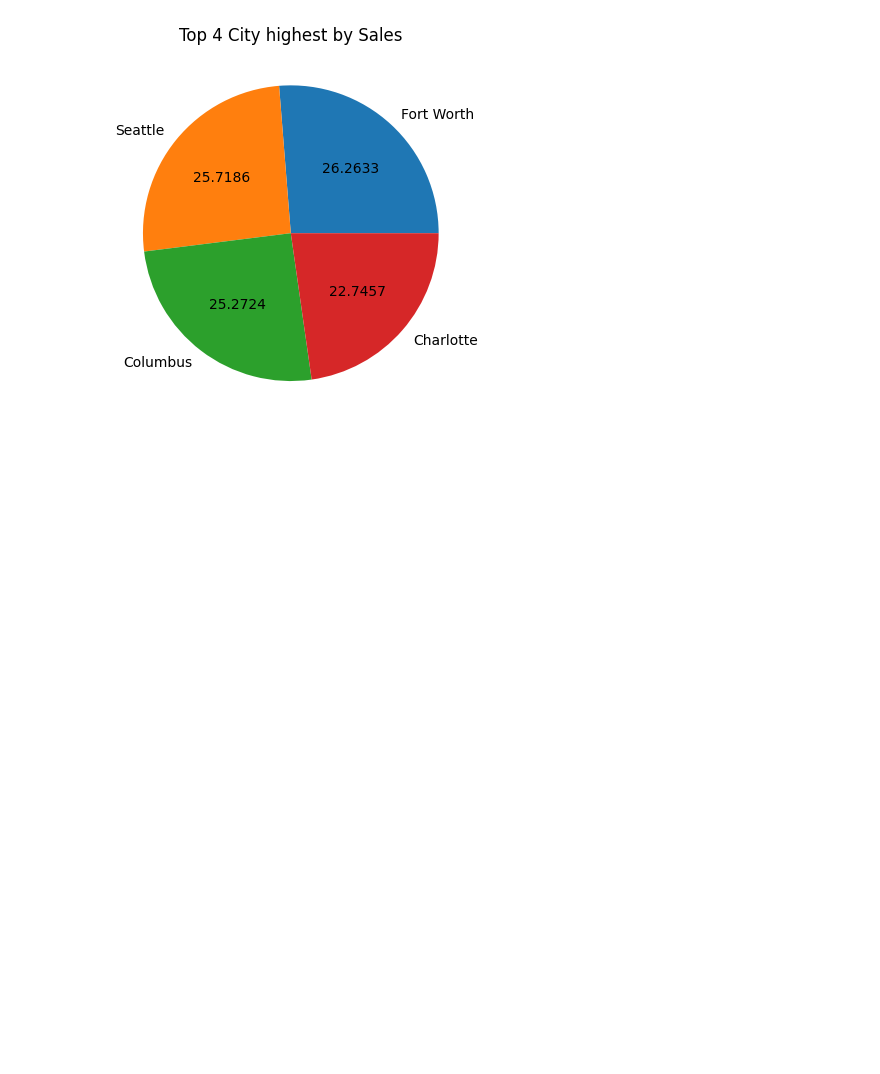
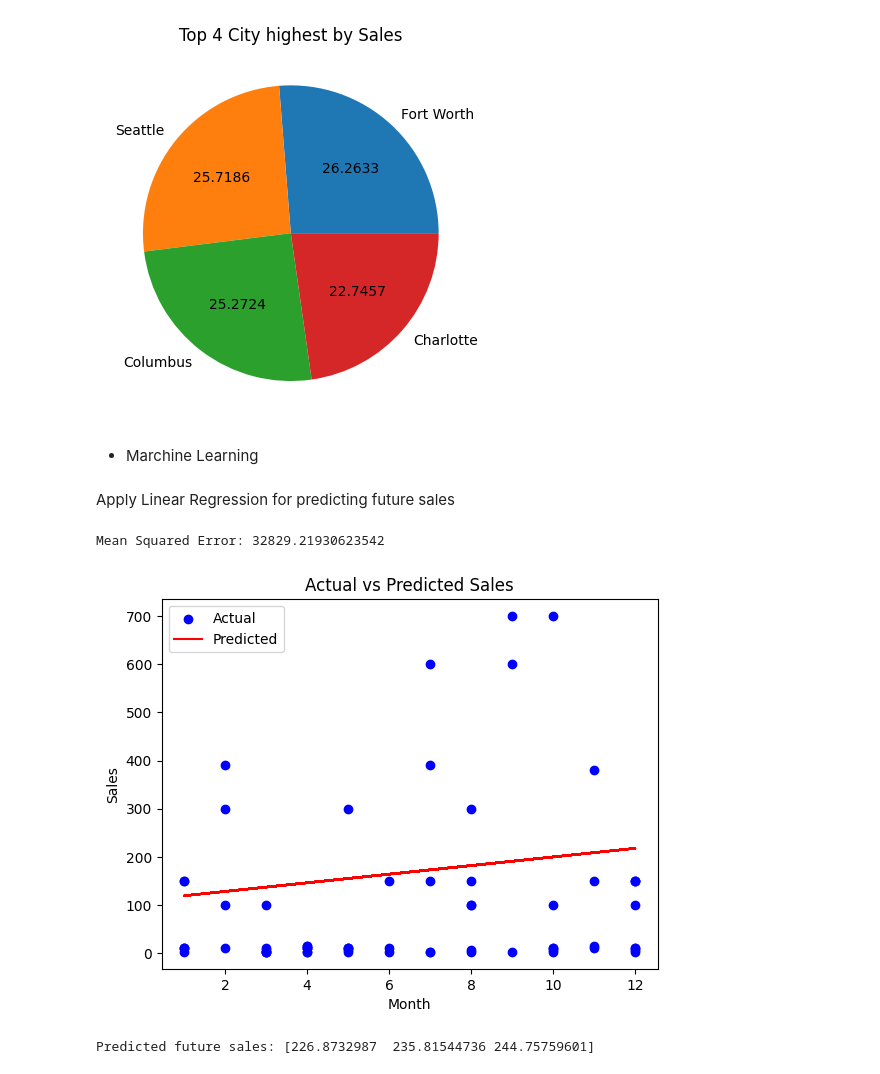
Before and after one commit to hoandinh2792004/code_asm2_pandas, a Jupyter notebook: asm2.ipynb, the cells around one changed output. Cells and saved outputs as stored; diff of their text form; code cells hidden in the pictures; blank space fills up the shorter version.

```diff
--- a/asm2.ipynb
+++ b/asm2.ipynb
@@ -241,5 +244,49 @@ plt.title('Top 4 City highest by Sales')
 plt.show()
 # %% [output]
 [figure]
+# %% [markdown]
+* Marchine Learning
+# %% [markdown]
+Apply Linear Regression for predicting future sales
+# %%
+# Preprocess the data
+df['Date'] = pd.to_datetime(df['Date'])
+df['Month'] = df['Date'].dt.month
+df['Year'] = df['Date'].dt.year
+df['Sales'] = df['Quantity Ordered'] * df[' Price Each ']
+
+# Select features and target variable
+X = df[['Month', 'Year']]  # Features: Month and Year
+y = df['Sales']             # Target variable: Sales
+
+# Split the data into training and testing sets
+X_train, X_test, y_train, y_test = train_test_split(X, y, test_size=0.2, random_state=42)
+
+# Train the Linear Regression model
+model = LinearRegression()
+model.fit(X_train, y_train)
+
+# Evaluate the model
+y_pred = model.predict(X_test)
+mse = mean_squared_error(y_test, y_pred)
+print('Mean Squared Error:', mse)
+
+# Visualize the actual vs predicted sales
+plt.scatter(X_test['Month'], y_test, color='blue', label='Actual')
+plt.plot(X_test['Month'], y_pred, color='red', label='Predicted')
+plt.xlabel('Month')
+plt.ylabel('Sales')
+plt.title('Actual vs Predicted Sales')
+plt.legend()
+plt.show()
+
+# Predict future sales
+future_months = pd.DataFrame({'Month': [13, 14, 15], 'Year': [2024, 2024, 2024]})
+future_sales = model.predict(future_months)
+print('Predicted future sales:', future_sales)
+# %% [output]
+Mean Squared Error: 32829.21930623542
+[figure, added]
+Predicted future sales: [226.8732987  235.81544736 244.75759601]
 # %%
 # Thank you so much!
```
Also changed, not shown: parts of 7 cells of this notebook, 2 other files.
